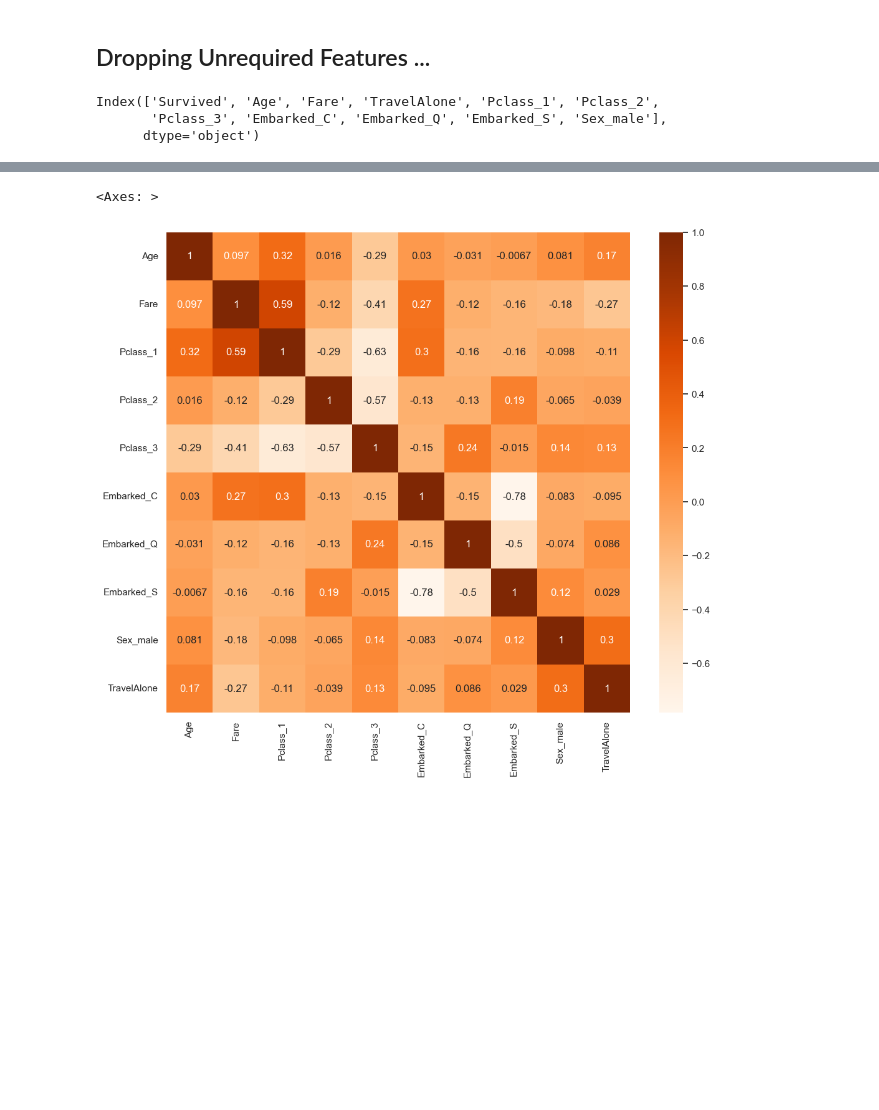
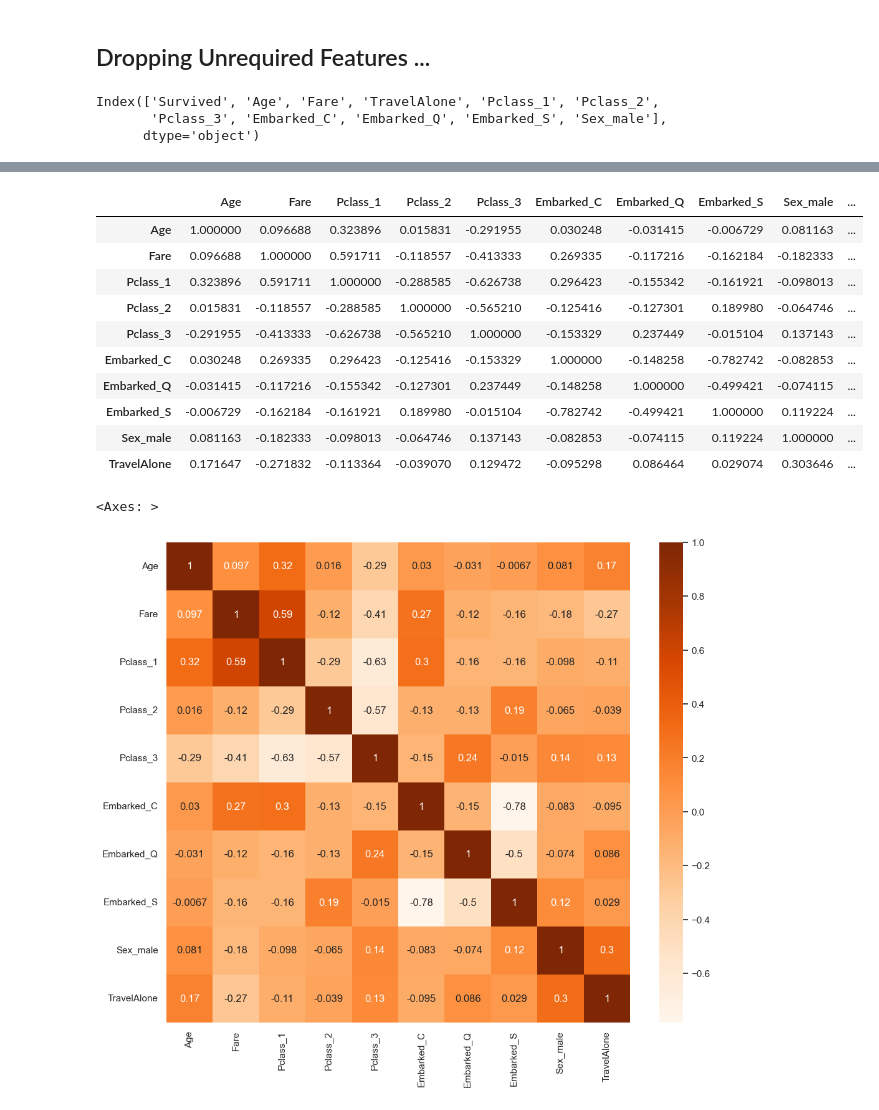
Before and after one commit to SahilLodha/AI_Classes_Notebooks, a Jupyter notebook: classical_ml/Section 02 - Logistic Regression/Logistic Regression.ipynb, the cells around one changed output, grey strips where cells are left out. Cells and saved outputs as stored; diff of their text form; code cells hidden in the pictures; blank space fills up the shorter version.

```diff
--- a/classical_ml/Section 02 - Logistic Regression/Logistic Regression.ipynb
+++ b/classical_ml/Section 02 - Logistic Regression/Logistic Regression.ipynb
@@ -270,3 +271,18 @@ test_df
+# %%
+cols = ['Age', 'Fare', 'Pclass_1', 'Pclass_2', 'Pclass_3', 'Embarked_C', 'Embarked_Q', 'Embarked_S', 'Sex_male', 'TravelAlone']
+train_df[cols].corr()
+# %% [output]
+|  | Age | Fare | Pclass_1 | Pclass_2 | Pclass_3 | Embarked_C | Embarked_Q | Embarked_S | Sex_male | ... |
+| Age | 1.000000 | 0.096688 | 0.323896 | 0.015831 | -0.291955 | 0.030248 | -0.031415 | -0.006729 | 0.081163 | ... |
+| Fare | 0.096688 | 1.000000 | 0.591711 | -0.118557 | -0.413333 | 0.269335 | -0.117216 | -0.162184 | -0.182333 | ... |
+| Pclass_1 | 0.323896 | 0.591711 | 1.000000 | -0.288585 | -0.626738 | 0.296423 | -0.155342 | -0.161921 | -0.098013 | ... |
+| Pclass_2 | 0.015831 | -0.118557 | -0.288585 | 1.000000 | -0.565210 | -0.125416 | -0.127301 | 0.189980 | -0.064746 | ... |
+| Pclass_3 | -0.291955 | -0.413333 | -0.626738 | -0.565210 | 1.000000 | -0.153329 | 0.237449 | -0.015104 | 0.137143 | ... |
+| Embarked_C | 0.030248 | 0.269335 | 0.296423 | -0.125416 | -0.153329 | 1.000000 | -0.148258 | -0.782742 | -0.082853 | ... |
+| Embarked_Q | -0.031415 | -0.117216 | -0.155342 | -0.127301 | 0.237449 | -0.148258 | 1.000000 | -0.499421 | -0.074115 | ... |
+| Embarked_S | -0.006729 | -0.162184 | -0.161921 | 0.189980 | -0.015104 | -0.782742 | -0.499421 | 1.000000 | 0.119224 | ... |
+| Sex_male | 0.081163 | -0.182333 | -0.098013 | -0.064746 | 0.137143 | -0.082853 | -0.074115 | 0.119224 | 1.000000 | ... |
+| TravelAlone | 0.171647 | -0.271832 | -0.113364 | -0.039070 | 0.129472 | -0.095298 | 0.086464 | 0.029074 | 0.303646 | ... |
 # %%
 # Let us also view the corelation of these values heat map as ...
 cols = ['Age', 'Fare', 'Pclass_1', 'Pclass_2', 'Pclass_3', 'Embarked_C', 'Embarked_Q', 'Embarked_S', 'Sex_male', 'TravelAlone']
```
Also changed, not shown: parts of 16 cells of this notebook, 21 other files.
